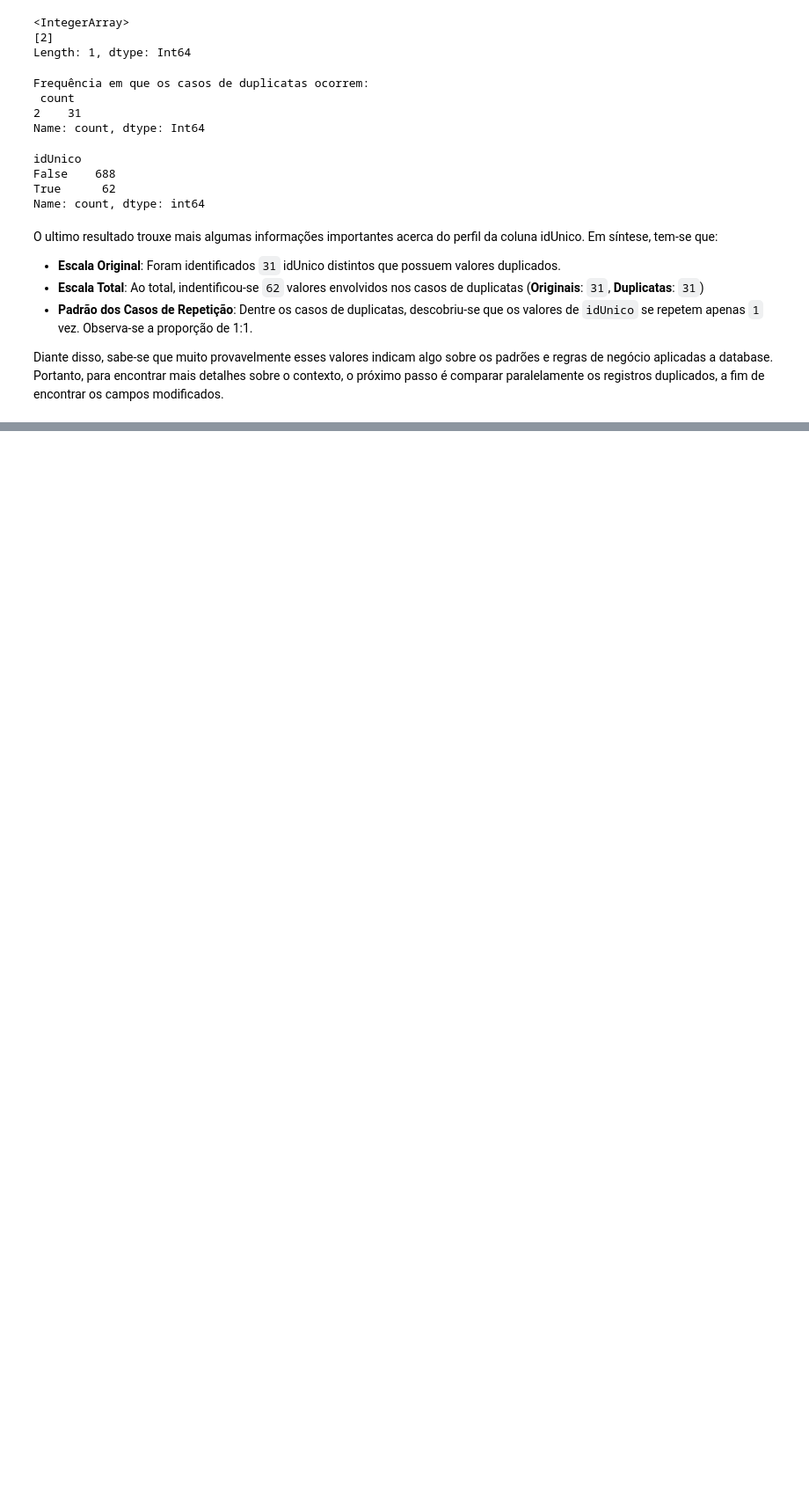
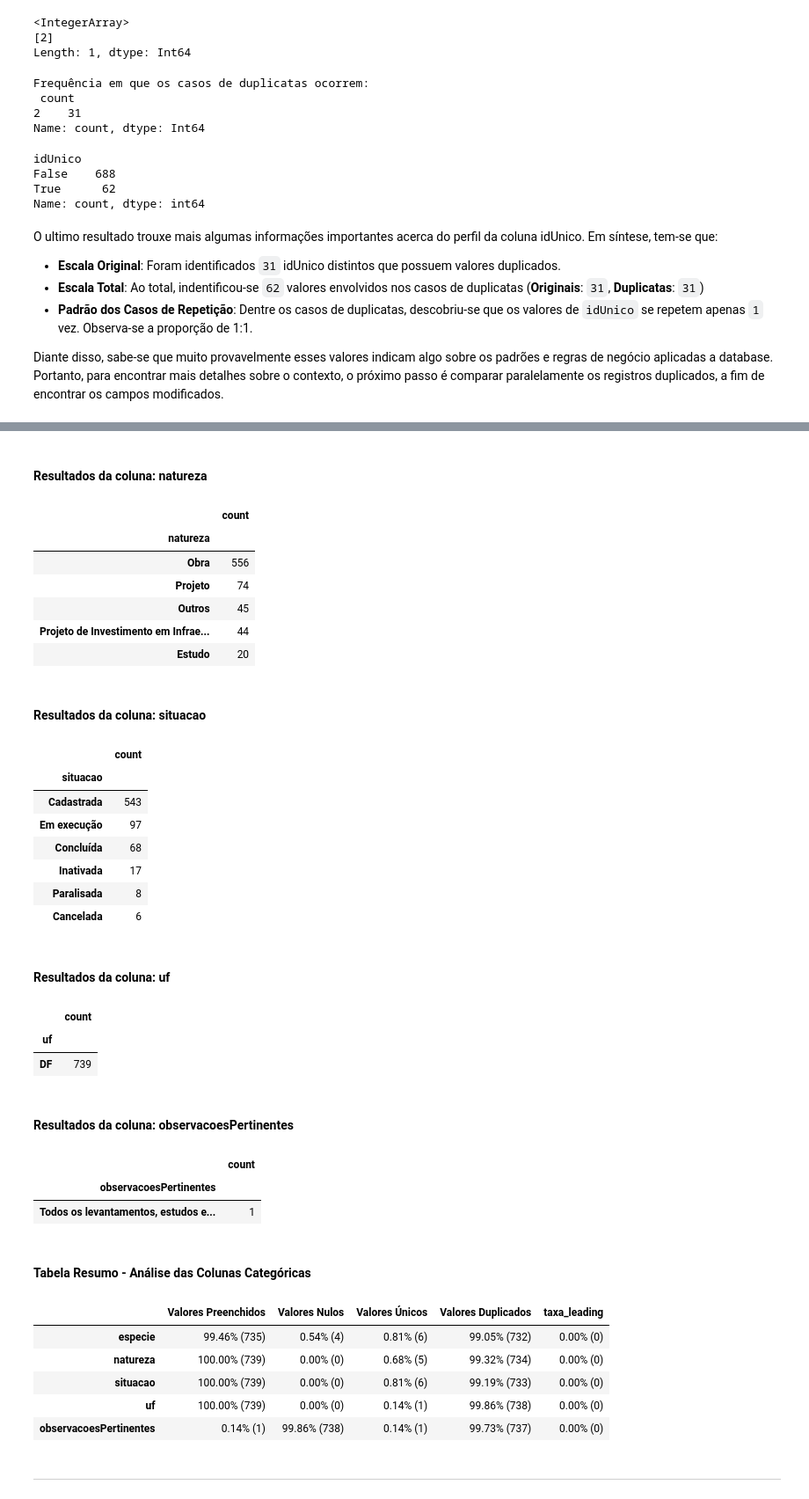
Before and after one commit to SAnjos3/analise-obras-df, a Jupyter notebook: notebooks/1.0-extracao_e_analise.ipynb, the cells around one changed output, grey strips where cells are left out. Shown at 88% size. Drawn from its saved outputs; the diff is of its cells as text; code cells hidden in the pictures; blank space fills up the shorter version.

```diff
--- a/notebooks/1.0-extracao_e_analise.ipynb
+++ b/notebooks/1.0-extracao_e_analise.ipynb
@@ -425,0 +591,3 @@ No casos de clonagem da coluna `idUnico`, tem-se o registro original e o registr
+# %%
+# Remoção dos registros de teste
+df_limpa = df_limpa[df_limpa['nome'] != '202111-22-Ronald 1']
@@ -425,0 +901,28 @@ No casos de clonagem da coluna `idUnico`, tem-se o registro original e o registr
+# %%
+colunas_categoricas = [
+    'especie', 'natureza', 'situacao', 'uf', 'observacoesPertinentes'
+]
+dicionario_colunas_categoricas = {}
+
+for coluna in colunas_categoricas:
+    display(Markdown(f"#### Resultados da coluna: **{coluna}**"))
+    display(pd.DataFrame(df_limpa[coluna].value_counts().head(10)).style.set_table_styles(estilos_alinhamento))
+
+    completude_coluna, unicidade_coluna = verifica_coluna(coluna, df_limpa)
+
+    taxa_leading = df_limpa[coluna].astype(str).str.strip() != df_limpa[coluna].astype(str)
+    taxa_leading_sum = taxa_leading.sum()
+
+    dicionario_colunas_categoricas[coluna] = {
+        "Valores Preenchidos": f"{completude_coluna['Valores Não Nulos']/len(df_limpa) * 100:.2f}% ({completude_coluna['Valores Não Nulos']})",
+        "Valores Nulos": f"{completude_coluna['Valores Nulos']/len(df_limpa) * 100:.2f}% ({completude_coluna['Valores Nulos']})",
+        "Valores Únicos": f"{unicidade_coluna['Valores Únicos']/len(df_limpa) * 100:.2f}% ({unicidade_coluna['Valores Únicos']})",
+        "Valores Duplicados": f"{unicidade_coluna['Valores Duplicados']/len(df_limpa) * 100:.2f}% ({unicidade_coluna['Valores Duplicados']})",
+        "taxa_leading": f"{taxa_leading_sum / len(df_limpa) * 100:.2f}% ({taxa_leading_sum})"
+    }
+
+display(Markdown(f"#### **Tabela Resumo - Análise das Colunas Categóricas**"))
+df_colunas_categoricas = pd.DataFrame.from_dict(dicionario_colunas_categoricas, orient='index')
+display(df_colunas_categoricas.style.set_table_styles(estilos_alinhamento))
+display(Markdown(f"---"))
+# %% [output]
@@ -425,0 +938,33 @@ No casos de clonagem da coluna `idUnico`, tem-se o registro original e o registr
+#### Resultados da coluna: **natureza**
+|  | count |
+| natureza |  |
+| Obra | 556 |
+| Projeto | 74 |
+| Outros | 45 |
+| Projeto de Investimento em Infrae... | 44 |
+| Estudo | 20 |
+#### Resultados da coluna: **situacao**
+|  | count |
+| situacao |  |
+| Cadastrada | 543 |
+| Em execução | 97 |
+| Concluída | 68 |
+| Inativada | 17 |
+| Paralisada | 8 |
+| Cancelada | 6 |
+#### Resultados da coluna: **uf**
+|  | count |
+| uf |  |
+| DF | 739 |
+#### Resultados da coluna: **observacoesPertinentes**
+|  | count |
+| observacoesPertinentes |  |
+| Todos os levantamentos, estudos e... | 1 |
+#### **Tabela Resumo - Análise das Colunas Categóricas**
+|  | Valores Preenchidos | Valores Nulos | Valores Únicos | Valores Duplicados | taxa_leading |
+| especie | 99.46% (735) | 0.54% (4) | 0.81% (6) | 99.05% (732) | 0.00% (0) |
+| natureza | 100.00% (739) | 0.00% (0) | 0.68% (5) | 99.32% (734) | 0.00% (0) |
+| situacao | 100.00% (739) | 0.00% (0) | 0.81% (6) | 99.19% (733) | 0.00% (0) |
+| uf | 100.00% (739) | 0.00% (0) | 0.14% (1) | 99.86% (738) | 0.00% (0) |
+| observacoesPertinentes | 0.14% (1) | 99.86% (738) | 0.14% (1) | 99.73% (737) | 0.00% (0) |
+---
```
Also changed, not shown: parts of 52 cells of this notebook, 2 other files.
